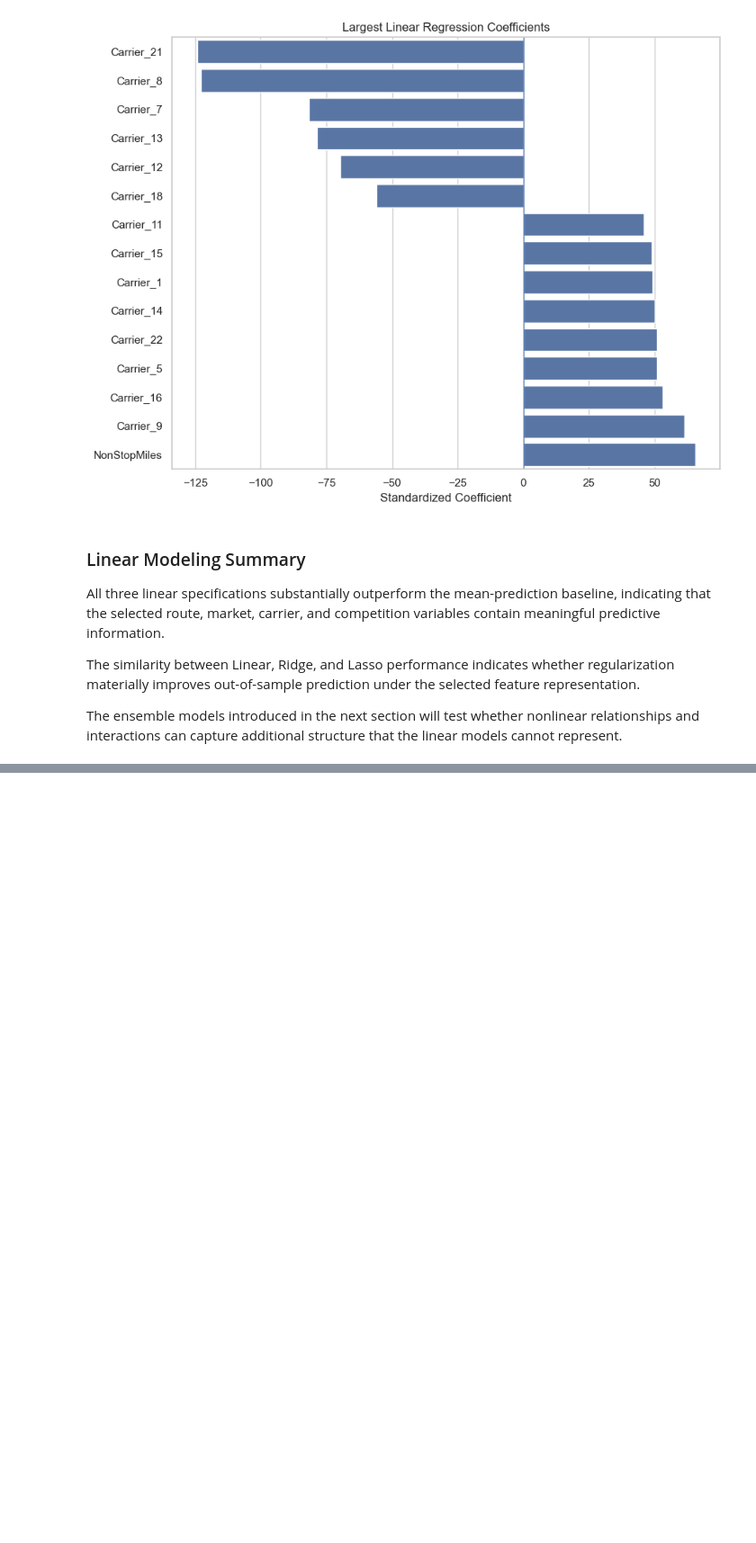
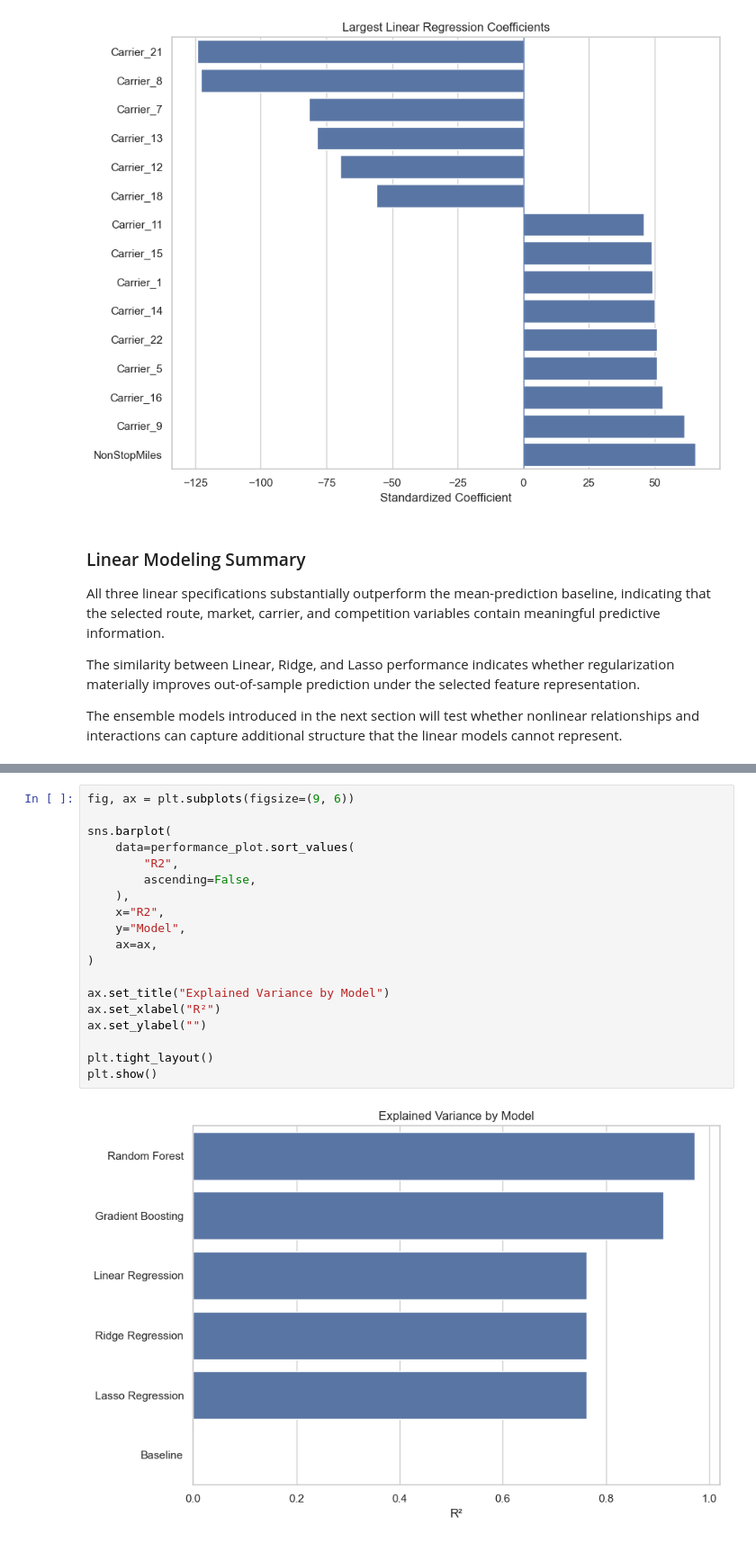
Before and after one commit to eldarhasanly/analysis-of-factors-influencing-airline-ticket-prices-using-statistical-and-machine-learning-methods, a Jupyter notebook: notebooks/airline_fare_analysis.ipynb, the cells around one changed output, grey strips where cells are left out. Shown at 90% size. Saved outputs shown, nothing was run; the diff lists cells and outputs as text; blank space fills up the shorter version.

```diff
--- a/notebooks/airline_fare_analysis.ipynb
+++ b/notebooks/airline_fare_analysis.ipynb
@@ -1089,0 +1249,21 @@ The ensemble models introduced in the next section will test whether nonlinear r
+# %%
+fig, ax = plt.subplots(figsize=(9, 6))
+
+sns.barplot(
+    data=performance_plot.sort_values(
+        "R2",
+        ascending=False,
+    ),
+    x="R2",
+    y="Model",
+    ax=ax,
+)
+
+ax.set_title("Explained Variance by Model")
+ax.set_xlabel("R²")
+ax.set_ylabel("")
+
+plt.tight_layout()
+plt.show()
+# %% [output]
+[figure, added]
```
Also changed, not shown: parts of 13 cells of this notebook.
